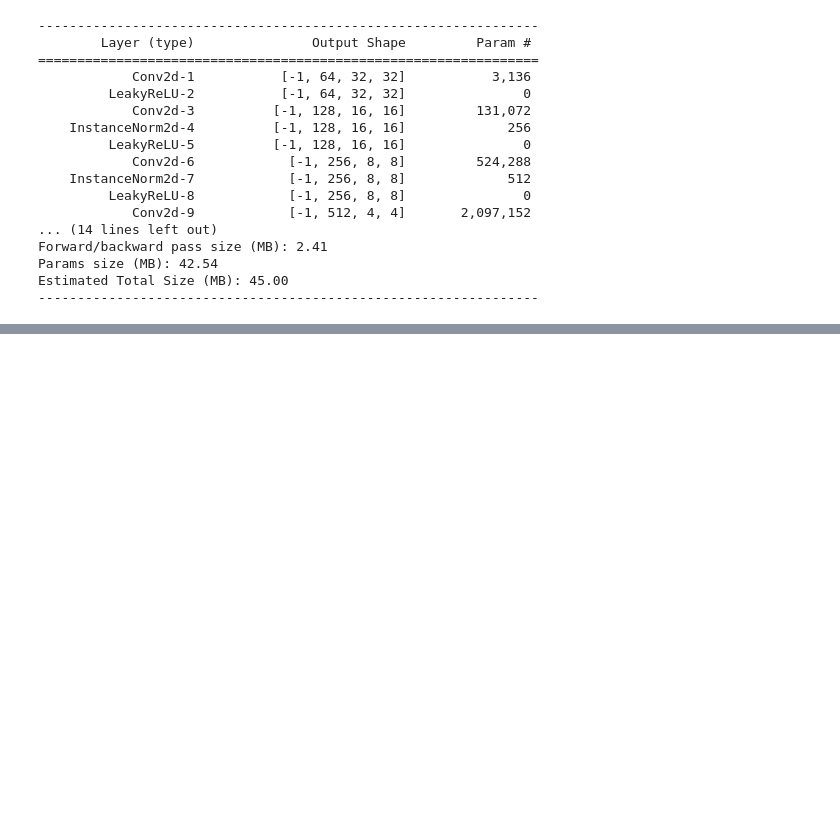
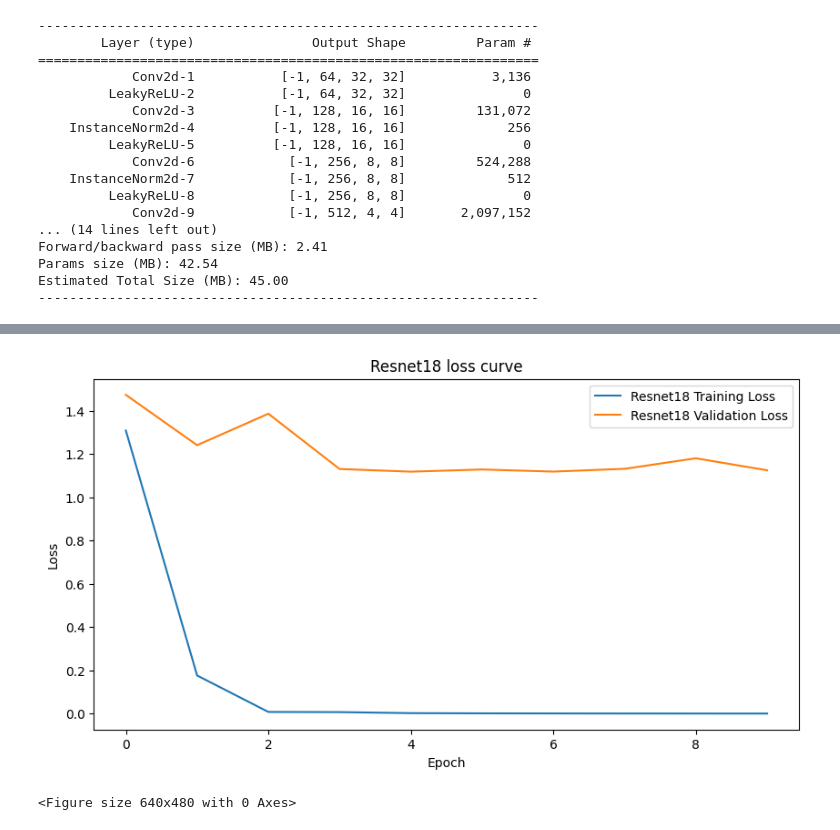
Before and after one commit to sanyamjain0315/generated-image-detection, a Jupyter notebook: WGAN.ipynb, the cells around one changed output, grey strips where cells are left out. Drawn from its saved outputs; the diff is of its cells as text; code cells hidden in the pictures; blank space fills up the shorter version.

```diff
--- a/WGAN.ipynb
+++ b/WGAN.ipynb
@@ -668,0 +577,11 @@ Estimated Total Size (MB): 45.00
+# %%
+from torchvision import models
+torch.cuda.empty_cache()
+resnet18 = models.resnet18(pretrained=True)
+num_features = resnet18.fc.in_features
+resnet18.fc = nn.Sequential(
+    nn.Linear(num_features, 1),  # Output 1 value for binary classification
+    nn.Sigmoid()  # Apply sigmoid activation to get probabilities
+)
+resnet18.to(device)
+summary(resnet18, ( 3, 64, 64))
@@ -668,0 +607,8 @@ Estimated Total Size (MB): 45.00
+# %%
+optimizer = optim.Adam(resnet18.parameters())
+criterion = nn.BCELoss()
+resnet18_train_losses = []
+resnet18_valid_losses = []
+epoch = 0
+least_loss = np.inf
+EPOCHS = 10
@@ -669 +683,14 @@ Estimated Total Size (MB): 45.00
+# %%
+plt.figure(figsize=(10, 5))
+plt.plot(resnet18_train_losses, label="Resnet18 Training Loss")
+plt.plot(resnet18_valid_losses, label="Resnet18 Validation Loss")
+plt.title("Resnet18 loss curve")
+plt.xlabel("Epoch")
+plt.ylabel("Loss")
+plt.legend()
+plt.show()
+plt.savefig("Resnet18 loss curve.png")  # Save the loss plot
+# %% [output]
+[figure, added]
+<Figure size 640x480 with 0 Axes>
 # %%
```
Also changed, not shown: parts of 39 cells of this notebook, 8 other files.
